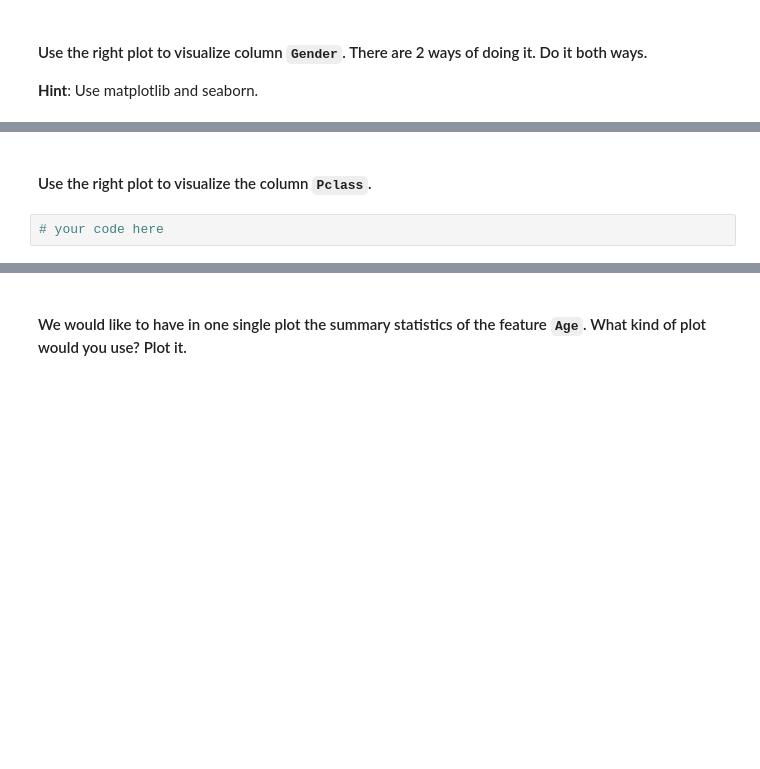
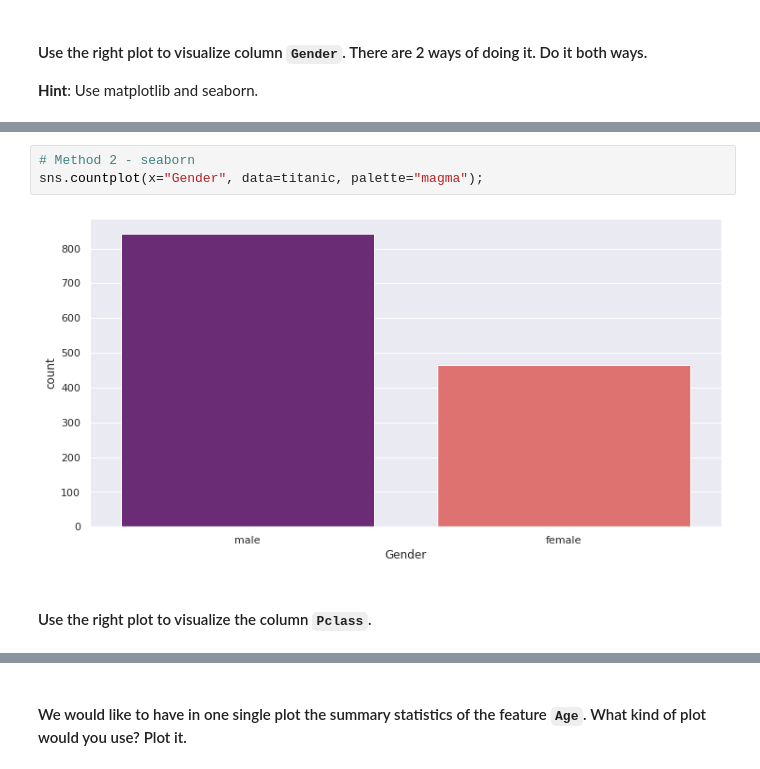
Before and after one commit to Ironhack-Data-Madrid-Enero-2022/lab-matplotlib-seaborn, a Jupyter notebook: your-code/main.ipynb, the cells around one changed output, grey strips where cells are left out. Drawn from its saved outputs; the diff is of its cells as text; blank space fills up the shorter version.

```diff
--- a/your-code/main.ipynb
+++ b/your-code/main.ipynb
@@ -191,4 +200,7 @@ your comments here
+# %%
+# Method 2 - seaborn
+sns.countplot(x="Gender", data=titanic, palette="magma");
+# %% [output]
+[figure, added]
 # %% [markdown]
 #### Use the right plot to visualize the column `Pclass`.
-# %%
-# your code here
```
Also changed, not shown: parts of 32 cells of this notebook.
